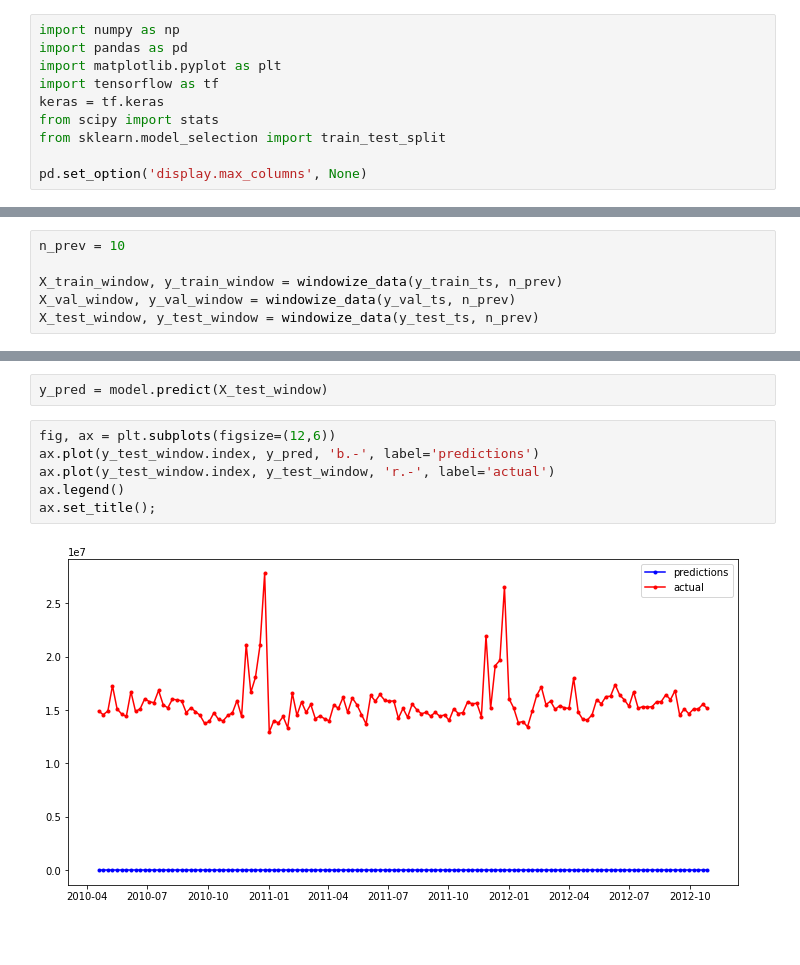
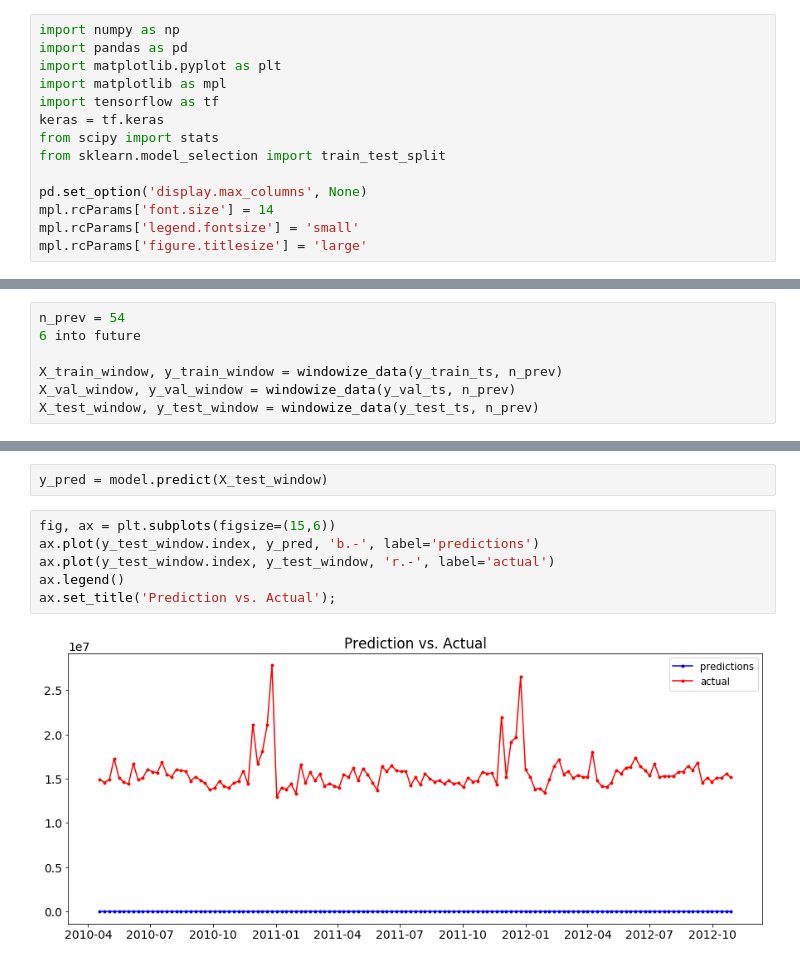
Before and after one commit to mdubatto/capstone3, a Jupyter notebook: src/modeling.ipynb, the cells around one changed output, grey strips where cells are left out. Cells and saved outputs as stored; diff of their text form; blank space fills up the shorter version.

```diff
--- a/src/modeling.ipynb
+++ b/src/modeling.ipynb
@@ -2,12 +2,16 @@
 import numpy as np
 import pandas as pd
 import matplotlib.pyplot as plt
+import matplotlib as mpl
 import tensorflow as tf
 keras = tf.keras
 from scipy import stats
 from sklearn.model_selection import train_test_split
 
 pd.set_option('display.max_columns', None)
+mpl.rcParams['font.size'] = 14
+mpl.rcParams['legend.fontsize'] = 'small'
+mpl.rcParams['figure.titlesize'] = 'large'
 # %%
 X_train = pd.read_csv('../data/train_clean.csv', index_col='Date').drop(columns='Unnamed: 0')
 X_val = pd.read_csv('../data/val_clean.csv', index_col='Date').drop(columns='Unnamed: 0')
@@ -47,7 +51,8 @@ def split_and_windowize(data, n_prev, fraction_test=0.2):
     x_test, y_test = windowize_data(data[n_train:], n_prev)
     return x_train, x_test, y_train, y_test
 # %%
-n_prev = 10
+n_prev = 54
+6 into future
 
 X_train_window, y_train_window = windowize_data(y_train_ts, n_prev)
 X_val_window, y_val_window = windowize_data(y_val_ts, n_prev)
@@ -142,12 +127,12 @@ Epoch 300/300
 # %%
 y_pred = model.predict(X_test_window)
 # %%
-fig, ax = plt.subplots(figsize=(12,6))
+fig, ax = plt.subplots(figsize=(15,6))
 ax.plot(y_test_window.index, y_pred, 'b.-', label='predictions')
 ax.plot(y_test_window.index, y_test_window, 'r.-', label='actual')
 ax.legend()
-ax.set_title();
+ax.set_title('Prediction vs. Actual');
 # %% [output]
-[figure, old version]
+[figure, new version]
 # %%
 y_pred
```
Also changed, not shown: parts of 9 cells of this notebook, 3 other files.
